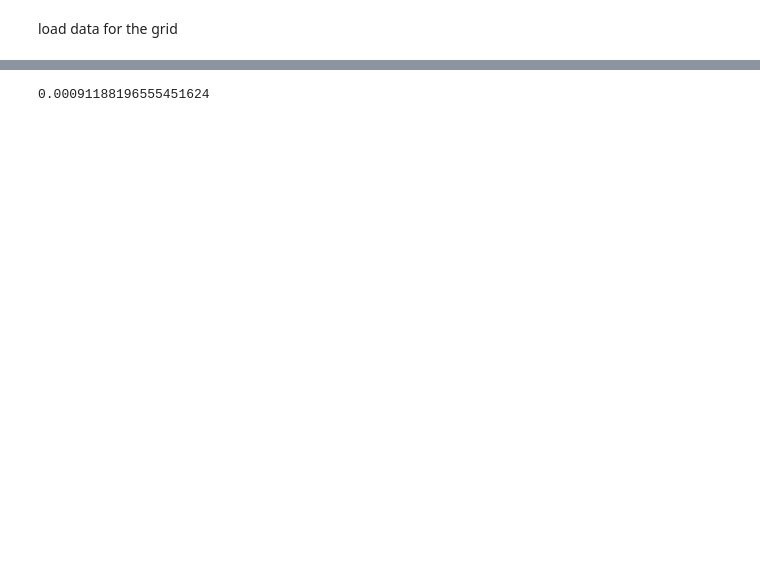
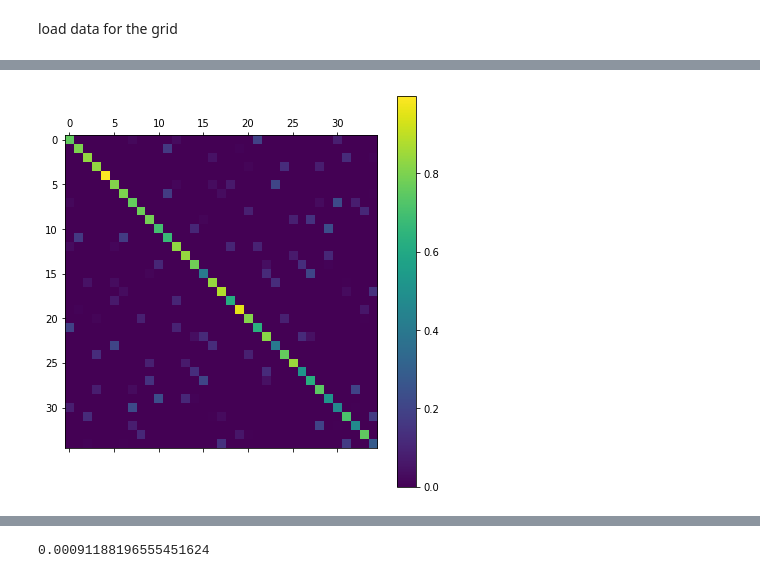
Before and after one commit to lab-cosmo/pamm, a Jupyter notebook: examples/circles/pamm-merge.ipynb, the cells around one changed output, grey strips where cells are left out. Cells and saved outputs as stored; diff of their text form; code cells hidden in the pictures; blank space fills up the shorter version.

```diff
--- a/examples/circles/pamm-merge.ipynb
+++ b/examples/circles/pamm-merge.ipynb
@@ -145 +90,7 @@ print itime, len(iborder)
+# %%
+plt.matshow(nnij)
+plt.colorbar()
+plt.show()
+# %% [output]
+[figure, added]
 # %%
```
Also changed, not shown: parts of 54 cells of this notebook, 1 other file.
